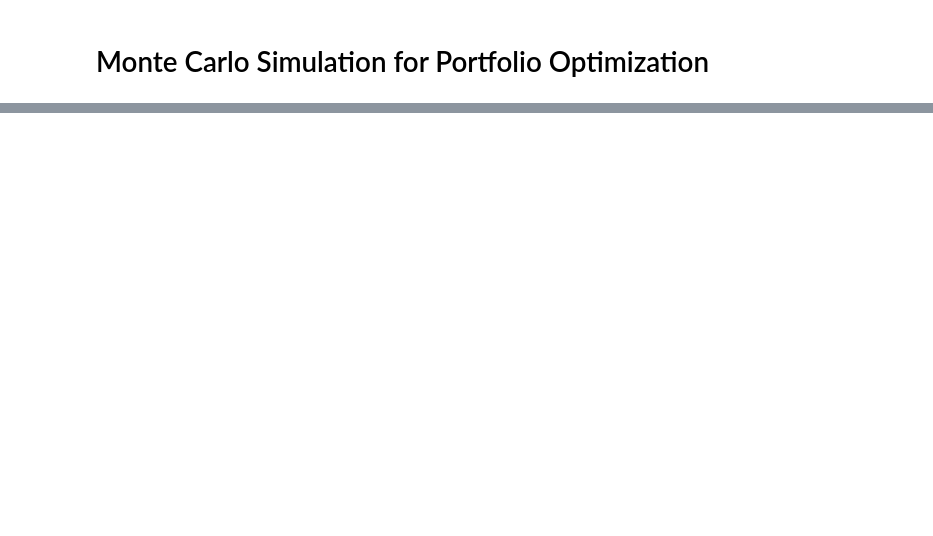
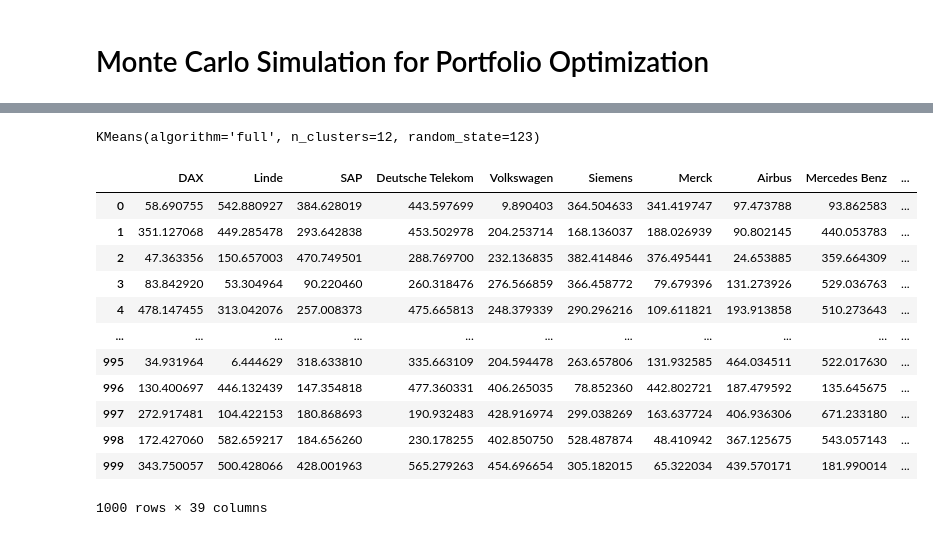
Before and after one commit to Sebastian1981/Stock_Prediction, a Jupyter notebook: experiment/stockmodel_prototype.ipynb, the cells around one changed output, grey strips where cells are left out. Drawn from its saved outputs; the diff is of its cells as text; code cells hidden in the pictures; blank space fills up the shorter version.

Commit message:
cluster portfolio weights

```diff
--- a/experiment/stockmodel_prototype.ipynb
+++ b/experiment/stockmodel_prototype.ipynb
@@ -526,0 +576,7 @@ fig.show()
+# %%
+# find the best number of principal components
+explained_variance_list = []
+for n in range(1,31):
+    pca = PCA(n_components=n)
+    pca.fit(X)
+    explained_variance_list.append(pca.explained_variance_ratio_.sum())
@@ -526,0 +592,10 @@ fig.show()
+# %%
+# use ellbow method to find optimal number of clusters
+wcss = [] # within cluster sum of squares between each data point and the centeroid of each cluster
+for n in range(1,51):
+    kmeans = KMeans(n_clusters=n,
+                    init='k-means++',
+                    random_state=seed,
+                    algorithm='full')
+    kmeans.fit(X)
+    wcss.append(kmeans.inertia_)
@@ -526,0 +611,26 @@ fig.show()
+# %%
+kmeans = KMeans(n_clusters=12,
+                init='k-means++',
+                random_state=seed,
+                algorithm='full')
+kmeans.fit(X)
+# %% [output]
+KMeans(algorithm='full', n_clusters=12, random_state=123)
+# %%
+df_simulation_results['cluster'] = kmeans.predict(X)
+# %%
+df_simulation_results
+# %% [output]
+|  | DAX | Linde | SAP | Deutsche Telekom | Volkswagen | Siemens | Merck | Airbus | Mercedes Benz | ... |
+| 0 | 58.690755 | 542.880927 | 384.628019 | 443.597699 | 9.890403 | 364.504633 | 341.419747 | 97.473788 | 93.862583 | ... |
+| 1 | 351.127068 | 449.285478 | 293.642838 | 453.502978 | 204.253714 | 168.136037 | 188.026939 | 90.802145 | 440.053783 | ... |
+| 2 | 47.363356 | 150.657003 | 470.749501 | 288.769700 | 232.136835 | 382.414846 | 376.495441 | 24.653885 | 359.664309 | ... |
+| 3 | 83.842920 | 53.304964 | 90.220460 | 260.318476 | 276.566859 | 366.458772 | 79.679396 | 131.273926 | 529.036763 | ... |
+| 4 | 478.147455 | 313.042076 | 257.008373 | 475.665813 | 248.379339 | 290.296216 | 109.611821 | 193.913858 | 510.273643 | ... |
+| ... | ... | ... | ... | ... | ... | ... | ... | ... | ... | ... |
+| 995 | 34.931964 | 6.444629 | 318.633810 | 335.663109 | 204.594478 | 263.657806 | 131.932585 | 464.034511 | 522.017630 | ... |
+| 996 | 130.400697 | 446.132439 | 147.354818 | 477.360331 | 406.265035 | 78.852360 | 442.802721 | 187.479592 | 135.645675 | ... |
+| 997 | 272.917481 | 104.422153 | 180.868693 | 190.932483 | 428.916974 | 299.038269 | 163.637724 | 406.936306 | 671.233180 | ... |
+| 998 | 172.427060 | 582.659217 | 184.656260 | 230.178255 | 402.850750 | 528.487874 | 48.410942 | 367.125675 | 543.057143 | ... |
+| 999 | 343.750057 | 500.428066 | 428.001963 | 565.279263 | 454.696654 | 305.182015 | 65.322034 | 439.570171 | 181.990014 | ... |
+1000 rows × 39 columns
```
Also changed, not shown: parts of 22 cells of this notebook.
